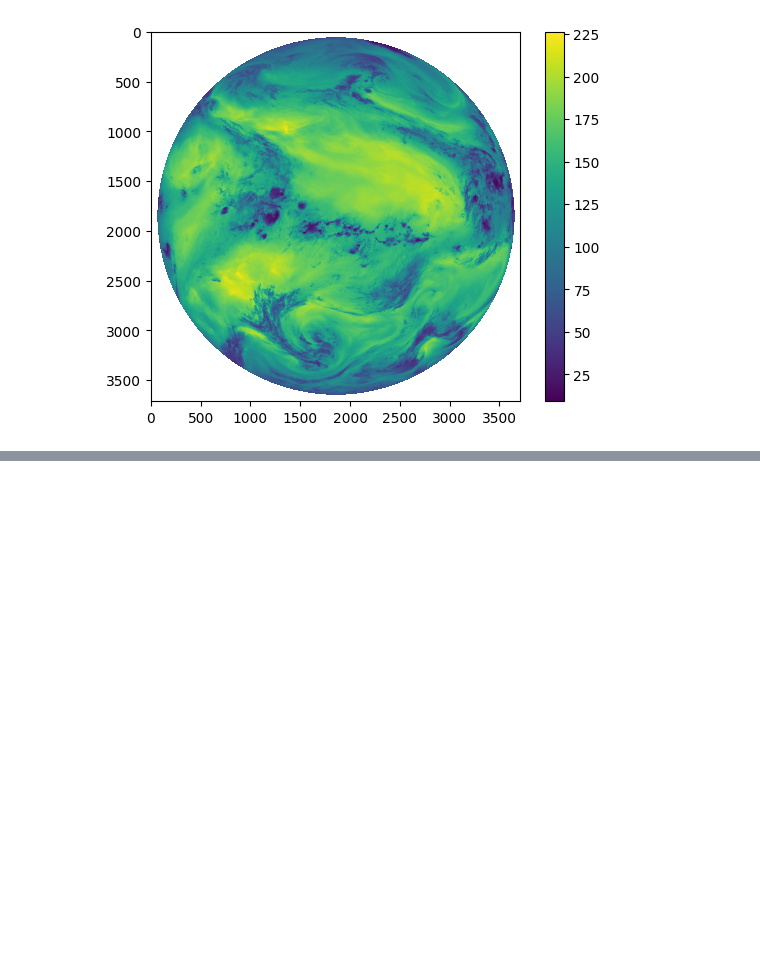
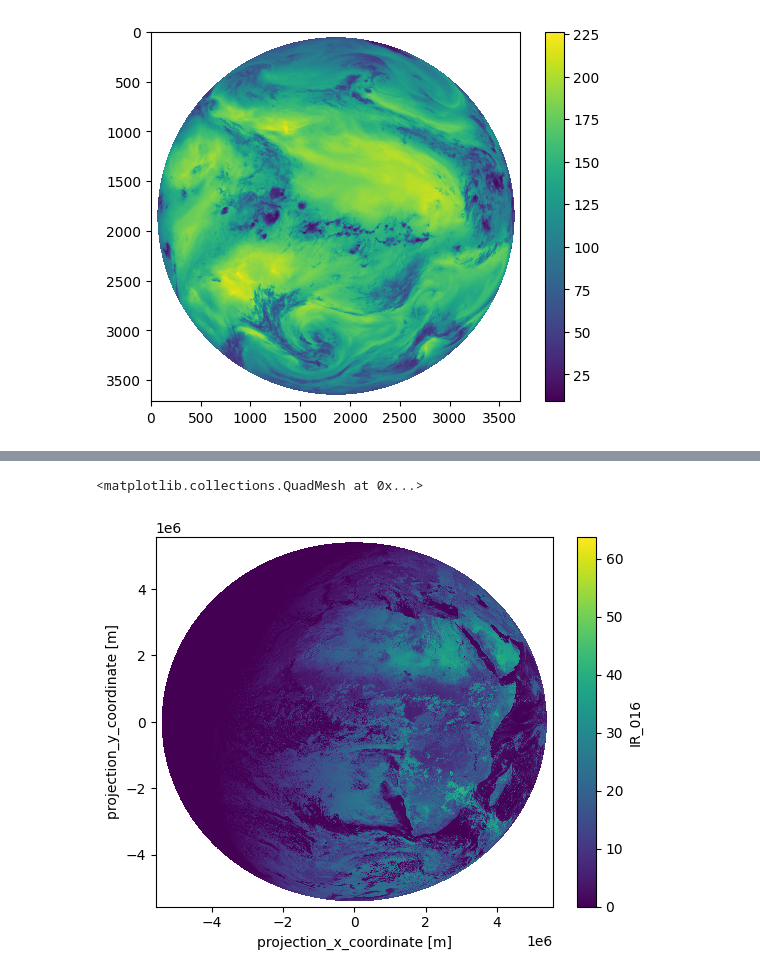
Before and after one commit to spaceml-org/rs_tools, a Jupyter notebook: notebooks/dev/msg/0.3-MSG-visualization.ipynb, the cells around one changed output, grey strips where cells are left out. Drawn from its saved outputs; the diff is of its cells as text; code cells hidden in the pictures; blank space fills up the shorter version.

```diff
--- a/notebooks/dev/msg/0.3-MSG-visualization.ipynb
+++ b/notebooks/dev/msg/0.3-MSG-visualization.ipynb
@@ -154,0 +156,2 @@ plt.colorbar()
+# %%
+ds_units = convert_units(ds.IR_016, wavelength = 1.64)
@@ -154,0 +163,5 @@ plt.colorbar()
+# %%
+ds_units.plot()
+# %% [output]
+<matplotlib.collections.QuadMesh at 0x...>
+[figure, added]
```
Also changed, not shown: parts of 4 cells of this notebook, 5 other files.
